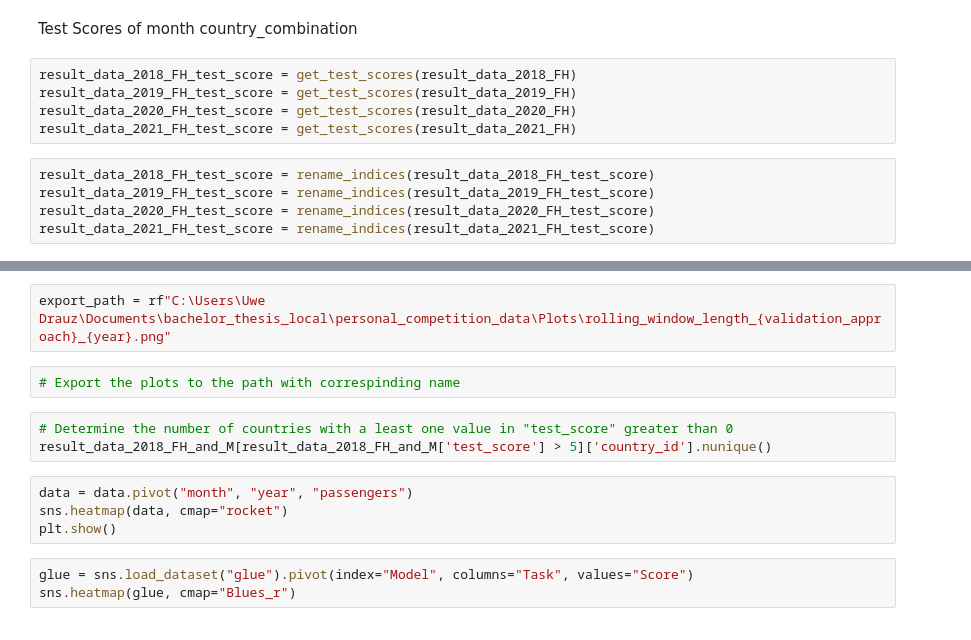
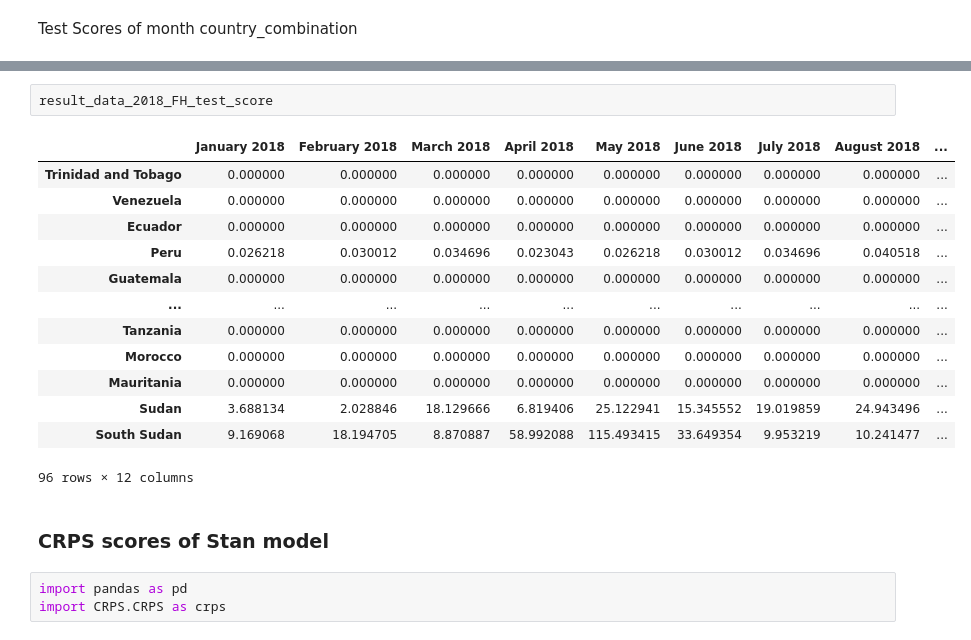
Before and after one commit to simondrauz/bachelor_thesis, a Jupyter notebook: main_exploration.ipynb, the cells around one changed output, grey strips where cells are left out. Saved outputs shown, nothing was run; the diff lists cells and outputs as text.

Commit message:
(feat) Add changes made to this file. Partly changes involve outsourcing parts into separate files (compare processing_baseline_results.ipynb)

```diff
--- a/main_exploration.ipynb
+++ b/main_exploration.ipynb
@@ -739,12 +520,2 @@ result_data_2021_FH_rwl = rename_indices(result_data_2021_FH_rwl)
 # %% [markdown]
 Test Scores of month country_combination
-# %%
-result_data_2018_FH_test_score = get_test_scores(result_data_2018_FH)
-result_data_2019_FH_test_score = get_test_scores(result_data_2019_FH)
-result_data_2020_FH_test_score = get_test_scores(result_data_2020_FH)
-result_data_2021_FH_test_score = get_test_scores(result_data_2021_FH)
-# %%
-result_data_2018_FH_test_score = rename_indices(result_data_2018_FH_test_score)
-result_data_2019_FH_test_score = rename_indices(result_data_2019_FH_test_score)
-result_data_2020_FH_test_score = rename_indices(result_data_2020_FH_test_score)
-result_data_2021_FH_test_score = rename_indices(result_data_2021_FH_test_score)
@@ -794,14 +522,21 @@ create_heatmap_org_test_score(result_data_2021_FH_and_M_test_score, figsize_sele
-# %%
-export_path = rf"C:\Users\Uwe Drauz\Documents\bachelor_thesis_local\personal_competition_data\Plots\rolling_window_length_{validation_approach}_{year}.png"
-# %%
-# Export the plots to the path with correspinding name
-# %%
-# Determine the number of countries with a least one value in "test_score" greater than 0
-result_data_2018_FH_and_M[result_data_2018_FH_and_M['test_score'] > 5]['country_id'].nunique()
-# %%
-data = data.pivot("month", "year", "passengers")
-sns.heatmap(data, cmap="rocket")
-plt.show()
-# %%
-glue = sns.load_dataset("glue").pivot(index="Model", columns="Task", values="Score")
-sns.heatmap(glue, cmap="Blues_r")
+# %%
+result_data_2018_FH_test_score
+# %% [output]
+|  | January 2018 | February 2018 | March 2018 | April 2018 | May 2018 | June 2018 | July 2018 | August 2018 | ... |
+| Trinidad and Tobago | 0.000000 | 0.000000 | 0.000000 | 0.000000 | 0.000000 | 0.000000 | 0.000000 | 0.000000 | ... |
+| Venezuela | 0.000000 | 0.000000 | 0.000000 | 0.000000 | 0.000000 | 0.000000 | 0.000000 | 0.000000 | ... |
+| Ecuador | 0.000000 | 0.000000 | 0.000000 | 0.000000 | 0.000000 | 0.000000 | 0.000000 | 0.000000 | ... |
+| Peru | 0.026218 | 0.030012 | 0.034696 | 0.023043 | 0.026218 | 0.030012 | 0.034696 | 0.040518 | ... |
+| Guatemala | 0.000000 | 0.000000 | 0.000000 | 0.000000 | 0.000000 | 0.000000 | 0.000000 | 0.000000 | ... |
+| ... | ... | ... | ... | ... | ... | ... | ... | ... | ... |
+| Tanzania | 0.000000 | 0.000000 | 0.000000 | 0.000000 | 0.000000 | 0.000000 | 0.000000 | 0.000000 | ... |
+| Morocco | 0.000000 | 0.000000 | 0.000000 | 0.000000 | 0.000000 | 0.000000 | 0.000000 | 0.000000 | ... |
+| Mauritania | 0.000000 | 0.000000 | 0.000000 | 0.000000 | 0.000000 | 0.000000 | 0.000000 | 0.000000 | ... |
+| Sudan | 3.688134 | 2.028846 | 18.129666 | 6.819406 | 25.122941 | 15.345552 | 19.019859 | 24.943496 | ... |
+| South Sudan | 9.169068 | 18.194705 | 8.870887 | 58.992088 | 115.493415 | 33.649354 | 9.953219 | 10.241477 | ... |
+96 rows × 12 columns
+# %% [markdown]
+### CRPS scores of Stan model
+# %%
+import pandas as pd
+import CRPS.CRPS as crps
```
Also changed, not shown: parts of 56 cells of this notebook.
